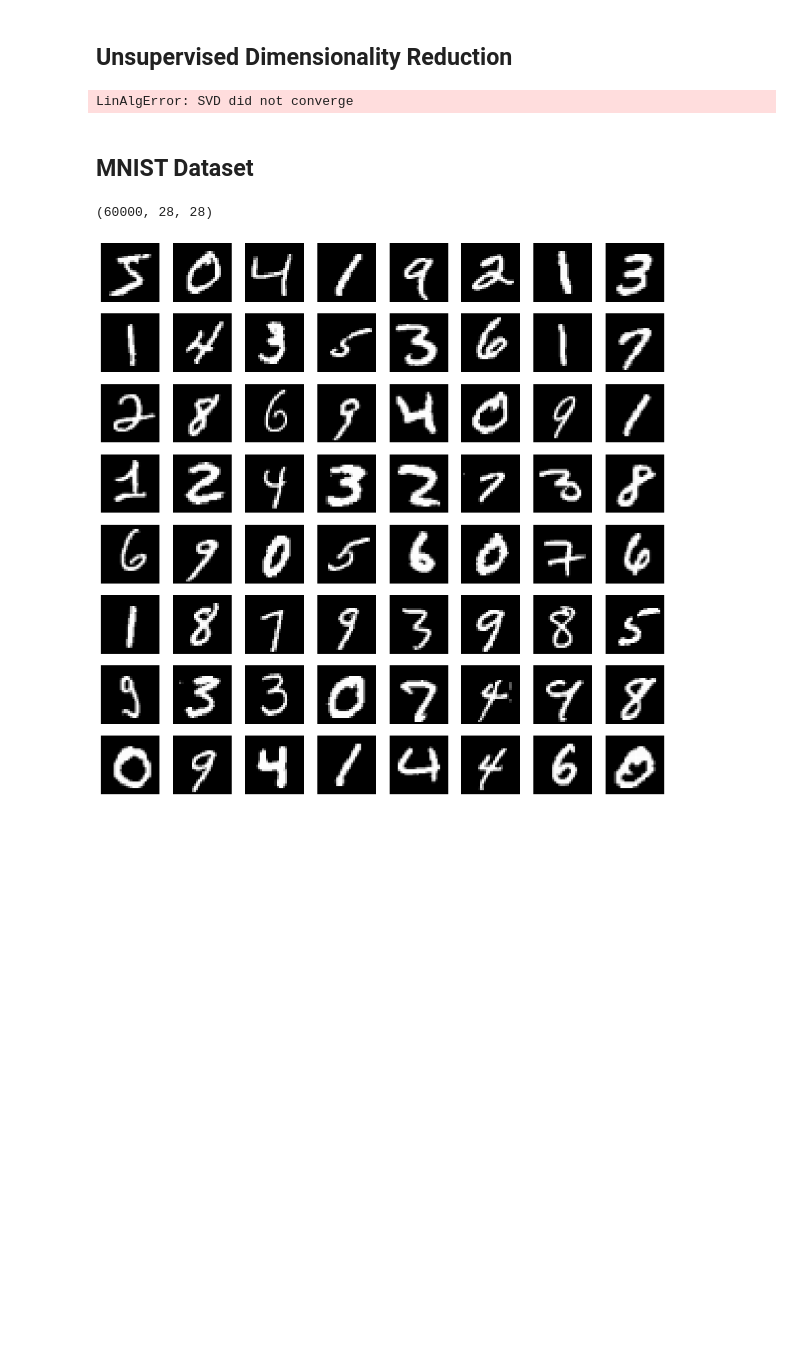
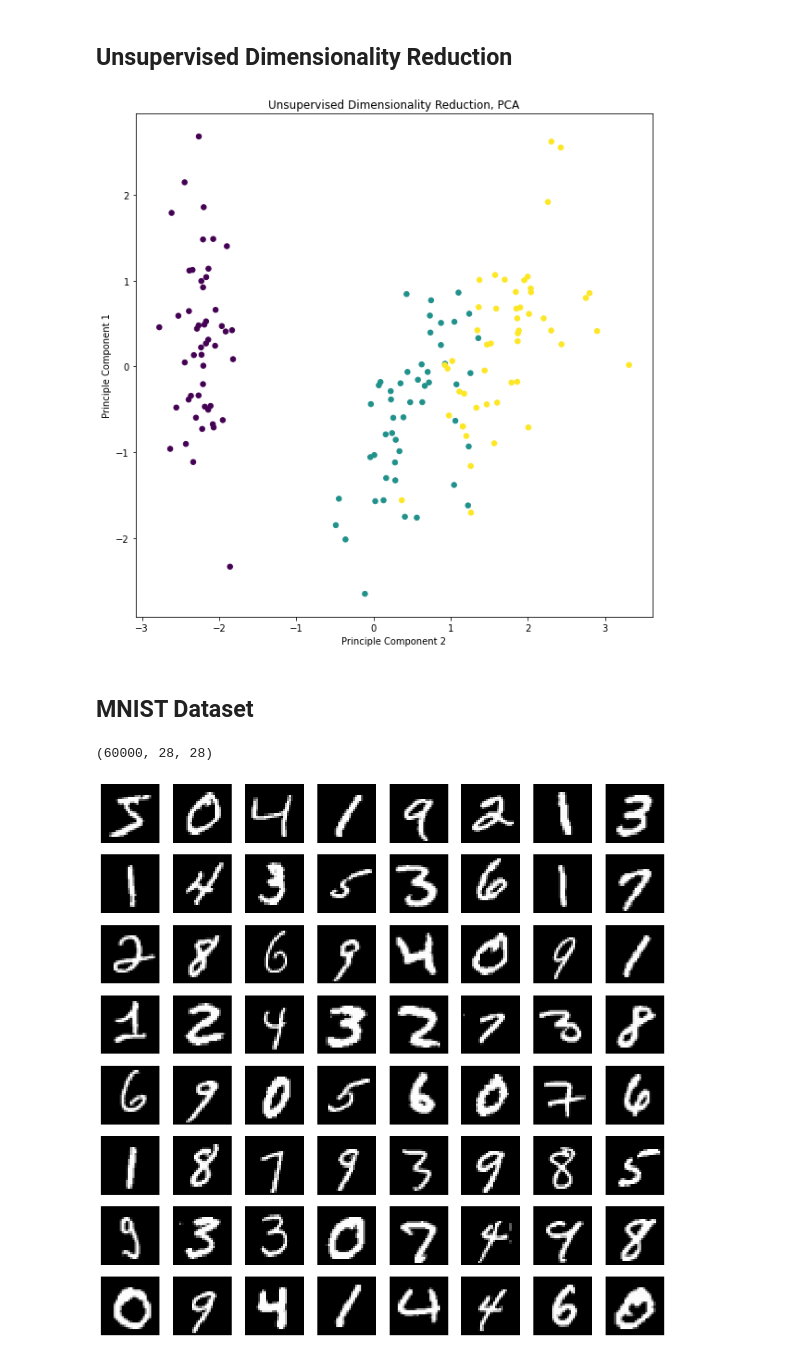
Before and after one commit to Davideee/schleuniger-ml, a Jupyter notebook: MachineLearningCourse.ipynb, the cells around one changed output. Drawn from its saved outputs; the diff is of its cells as text; code cells hidden in the pictures; blank space fills up the shorter version.

Commit message:
-exception handling PCA -Add decision margins of DT example

```diff
--- a/MachineLearningCourse.ipynb
+++ b/MachineLearningCourse.ipynb
@@ -155,11 +160,20 @@ from sklearn.decomposition import PCA
 # %%
 X, y = load_iris(return_X_y=True)
 
 scaler = StandardScaler()
-X_scaled = scaler.fit_transform(X)
+try:
+    X_scaled = scaler.fit_transform(X)
 
-mnist_pca = PCA(n_components=2)
-pc = mnist_pca.fit_transform(X_scaled)
-pc.shape
+    mnist_pca = PCA(n_components=2)
+    pc = mnist_pca.fit_transform(X_scaled)
+    fig = plt.figure(figsize=(10,10))
+    plt.scatter(pc[:,0],pc[:,1],c=y, s=30)
+    # axis naming
+    plt.title('Unsupervised Dimensionality Reduction, PCA')
+    plt.ylabel('Principle Component 1')
+    plt.xlabel('Principle Component 2')
+    plt.show()
+except:
+    print("Run again.")
 # %% [output]
-LinAlgError: SVD did not converge
+[figure, added]
```
Also changed, not shown: parts of 6 cells of this notebook, 1 other file.
